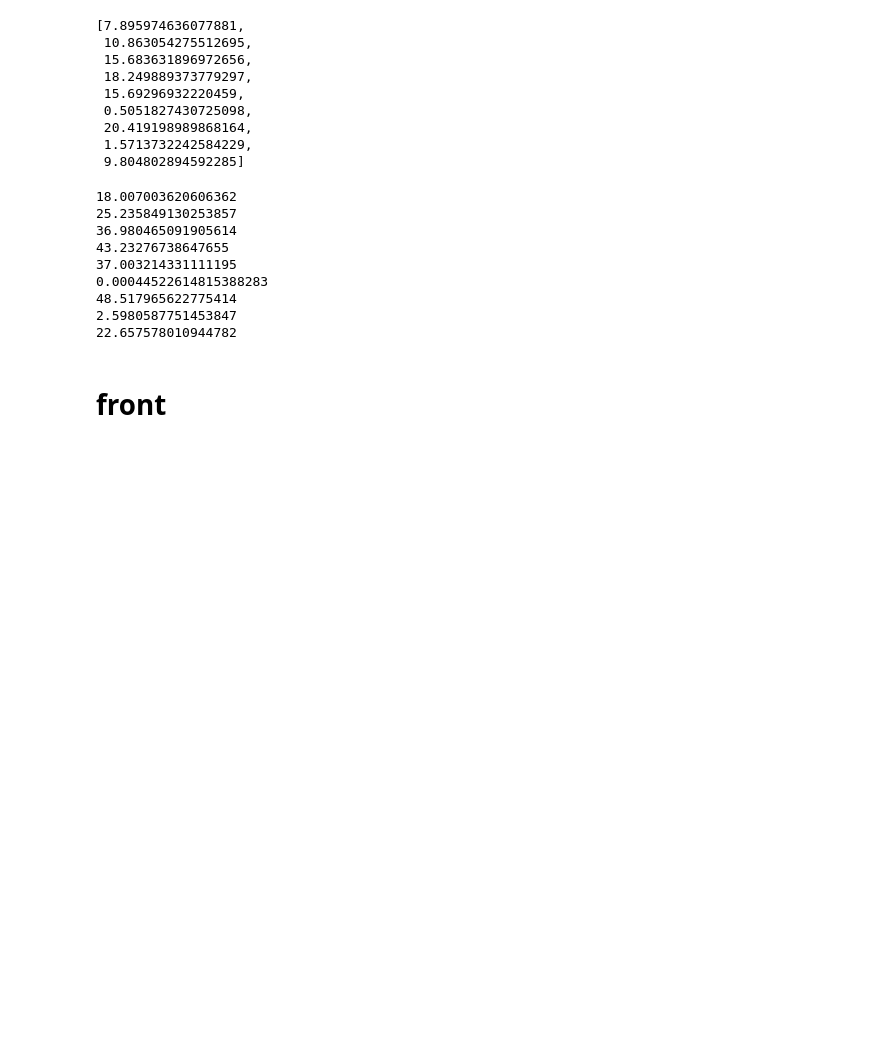
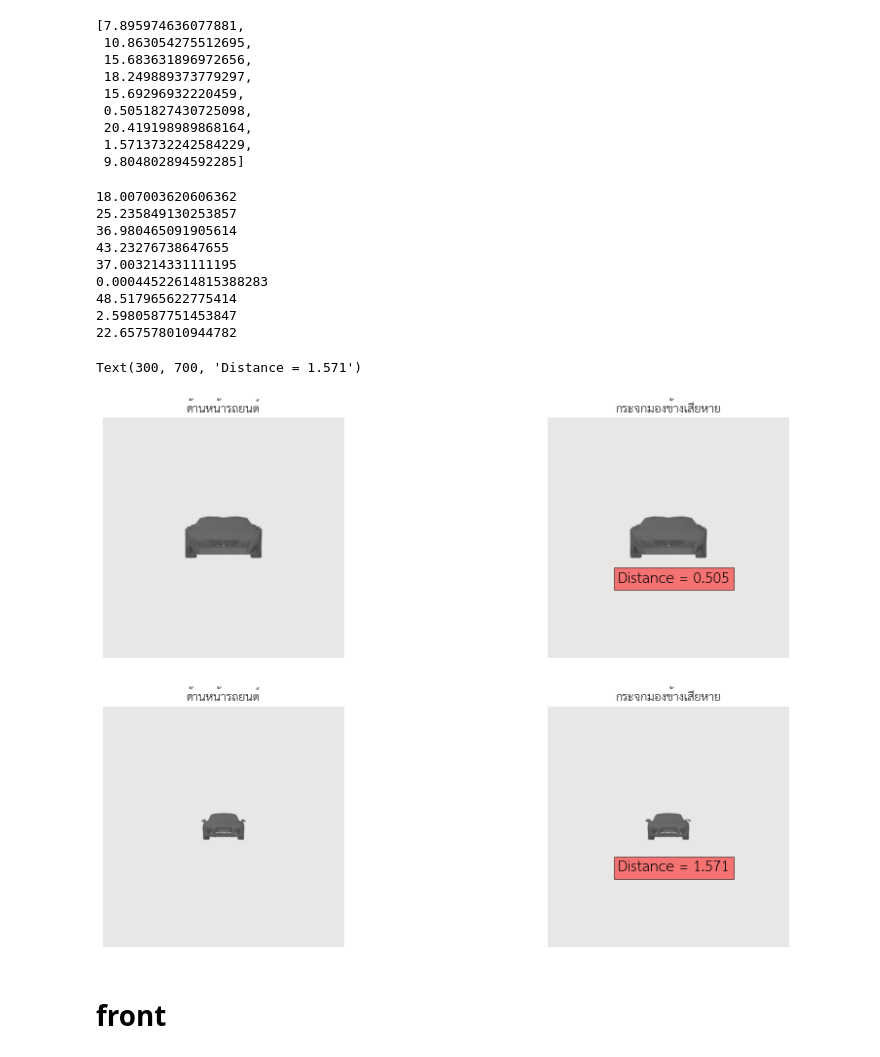
Before and after one commit to MeenTers/Project, a Jupyter notebook: New_Normalize.ipynb, the cells around one changed output. Cells and saved outputs as stored; diff of their text form; code cells hidden in the pictures; blank space fills up the shorter version.

```diff
--- a/New_Normalize.ipynb
+++ b/New_Normalize.ipynb
@@ -115,6 +115,49 @@ for i in range(len(id_mir)):
 48.517965622775414
 2.5980587751453847
 22.657578010944782
+# %%
+id5f = cv2.imread('/content/drive/MyDrive/normalize/base/mir/mir/ID5f.png')
+id5_1 = cv2.imread('/content/drive/MyDrive/normalize/dmg/mirror/mirror/ID5dmgm.png')
+id7f = cv2.imread('/content/drive/MyDrive/normalize/base/mir/mir/ID7f.png')
+id7_1 = cv2.imread('/content/drive/MyDrive/normalize/dmg/mirror/mirror/ID7dmgm.png')
+# %%
+# create figure
+fig = plt.figure(figsize=(15, 10))
+  # setting values to rows and column variables
+rows = 2
+columns = 2
+  # Adds a subplot at the 1st position
+fig.add_subplot(rows, columns, 1)
+  # showing image
+plt.imshow(id5f)
+plt.axis('off')
+plt.title('ด้านหน้ารถยนต์')
+
+# Adds a subplot at the 2nd position
+fig.add_subplot(rows, columns, 2)
+# showing image
+plt.imshow(id5_1)
+plt.axis('off')
+plt.title('กระจกมองข้างเสียหาย')
+plt.text(300,700,'Distance = '+str(round(id_mir[5],3)),fontsize = 15,bbox = dict(facecolor = 'red', alpha = 0.5))
+
+# Adds a subplot at the 3rd position
+fig.add_subplot(rows, columns, 3)
+  # showing image
+plt.imshow(id7f)
+plt.axis('off')
+plt.title('ด้านหน้ารถยนต์')
+
+  # Adds a subplot at the 4th position
+fig.add_subplot(rows, columns, 4)
+  # showing image
+plt.imshow(id7_1)
+plt.axis('off')
+plt.title('กระจกมองข้างเสียหาย')
+plt.text(300,700,'Distance = '+str(round(id_mir[7],3)),fontsize = 15,bbox = dict(facecolor = 'red', alpha = 0.5))
+# %% [output]
+Text(300, 700, 'Distance = 1.571')
+[figure, added]
 # %% [markdown]
 # front
 # %%
```
Also changed, not shown: parts of 2 cells of this notebook.
